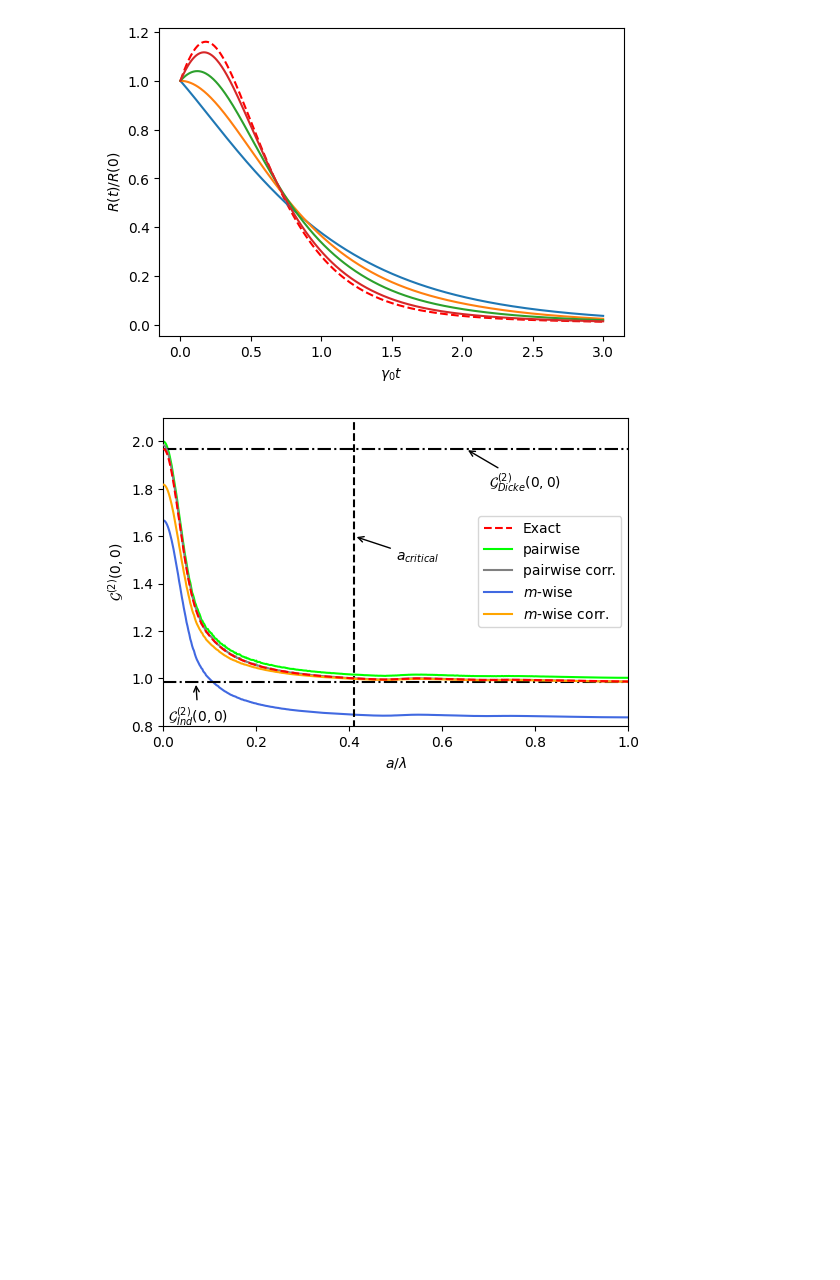
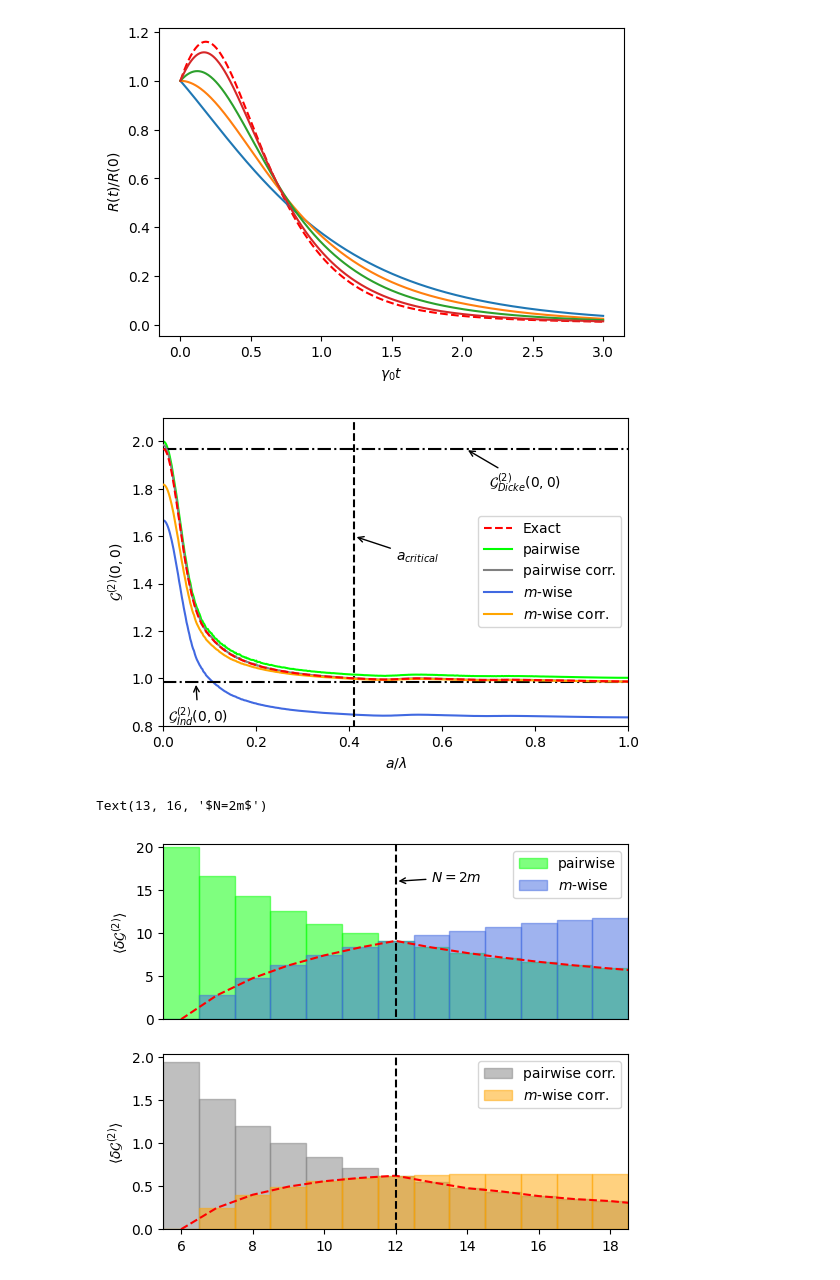
Before and after one commit to Daneyles1/PhD_Projects, a Jupyter notebook: Sampling Methods/Plotting_Visuals.ipynb, the cells around one changed output. Saved outputs shown, nothing was run; the diff lists cells and outputs as text; code cells hidden in the pictures; blank space fills up the shorter version.

```diff
--- a/Sampling Methods/Plotting_Visuals.ipynb
+++ b/Sampling Methods/Plotting_Visuals.ipynb
@@ -87,7 +123,7 @@ ax.set_ylabel('$R(t)/R(0)$')
 Text(0, 0.5, '$R(t)/R(0)$')
 [figure]
 # %%
-#Plot Comparison of Exact and approx methods Fig 5 from Sampling Methods Paper
+# (Fig 5) Plot Comparison of Exact and approx methods
 N = 8
 Dim = 2
 m = 6
@@ -112,11 +148,10 @@ MWise_a, MWise_g2 = map(list, zip(*Data))
 MWise_a, MWise_g2 = Read_Write_Class.Sort_Both_Lists(MWise_a, MWise_g2) # Sort both lists based on MWise_a values
 
 Samples_Pair = Sampling_Methods(SOCF, Approx.PAIR, N, Dim, 2, Num_Samples=S_2)
-Filename_m = Samples_Pair.Generate_Inverted_Array_Data(a_set)
-Data = Read_Write_Class.Read_From_File(Filename_m)
+Filename_Pair = Samples_Pair.Generate_Inverted_Array_Data(a_set)
+Data = Read_Write_Class.Read_From_File(Filename_Pair)
 Pair_a, Pair_g2 = map(list, zip(*Data))
-Pair_a, Pair_g2 = Read_Write_Class.Sort_Both_Lists(Pair_a, Pair_g2) # Sort both lists based on Pair_a values
-
+Pair_a, Pair_g2 = Read_Write_Class.Sort_Both_Lists(Pair_a, Pair_g2)
 
 
 Mwise_Offset = 1/m - 1/N**Dim
@@ -149,3 +184,74 @@ ax.legend()
 plt.show()
 # %% [output]
 [figure]
+# %%
+# (Fig 6) Plot showing the analyitcal condition N < 2m for inverted array  (with and without correction)
+
+Dim = 1
+m = 6
+N_Set = np.arange(m, 20)
+S_2 = 10000
+S_m = 5000
+
+a_set = np.round(np.linspace(0, 1, 501),10)
+
+fig, axes = plt.subplots(2, 1, figsize=(6, 5))
+
+
+Diff_Pair = []
+Diff_Pair_corr = []
+Diff_m = []
+Diff_m_corr = []
+for N in N_Set:
+    m_corr = 1/m - 1/N
+    pair_corr = 1/N
+
+    Samples_Exact = Sampling_Methods(SOCF, Approx.EXACT, N, Dim, Num_Samples=S_m)
+    Filename_Exact = Samples_Exact.Generate_Inverted_Array_Data(a_set)
+    Data = Read_Write_Class.Read_From_File(Filename_Exact)
+    Exact_a, Exact_g2 = map(list, zip(*Data))
+    Exact_a, Exact_g2 = Read_Write_Class.Sort_Both_Lists(Exact_a, Exact_g2)
+
+    Samples_MWise = Sampling_Methods(SOCF, Approx.MWISE, N, Dim, m, Num_Samples=S_m)
+    Filename_m = Samples_MWise.Generate_Inverted_Array_Data(a_set)
+    Data = Read_Write_Class.Read_From_File(Filename_m)
+    MWise_a, MWise_g2 = map(list, zip(*Data))
+    MWise_a, MWise_g2 = Read_Write_Class.Sort_Both_Lists(MWise_a, MWise_g2)
+
+    Samples_Pair = Sampling_Methods(SOCF, Approx.PAIR, N, Dim, 2, Num_Samples=S_2)
+    Filename_m = Samples_Pair.Generate_Inverted_Array_Data(a_set)
+    Data = Read_Write_Class.Read_From_File(Filename_m)
+    Pair_a, Pair_g2 = map(list, zip(*Data))
+    Pair_a, Pair_g2 = Read_Write_Class.Sort_Both_Lists(Pair_a, Pair_g2)
+
+    Diff_Pair.append(100 * np.mean(np.abs(np.array(Pair_g2) - np.array(Exact_g2)) / np.array(Exact_g2)))
+    Diff_Pair_corr.append(100 * np.mean(np.abs(np.array(Pair_g2) - pair_corr - np.array(Exact_g2)) / np.array(Exact_g2)))
+    Diff_m.append(100 * np.mean(np.abs(np.array(MWise_g2) - np.array(Exact_g2)) / np.array(Exact_g2)))
+    Diff_m_corr.append(100 * np.mean(np.abs(np.array(MWise_g2) + m_corr - np.array(Exact_g2)) / np.array(Exact_g2)))
+
+axes[0].bar(N_Set, Diff_Pair, width=1, alpha=0.5, facecolor=c_Gard, edgecolor=c_Gard, label="pairwise")
+axes[1].bar(N_Set, Diff_Pair_corr, width=1, alpha=0.5, facecolor=c_Gard_Corr, edgecolor=c_Gard_Corr, label="pairwise corr.")
+
+axes[0].bar(N_Set, Diff_m, width=1, alpha=0.5, facecolor=c_under, edgecolor=c_under, label="$m$-wise")
+axes[1].bar(N_Set, Diff_m_corr, width=1, alpha=0.5, facecolor=c_under_Corr, edgecolor=c_under_Corr, label='$m$-wise corr.')
+
+Min = np.minimum(Diff_m, Diff_Pair)
+axes[0].plot(N_Set, Min, c='red', linestyle='dashed')
+Min_Corr = np.minimum(Diff_m_corr, Diff_Pair_corr)
+axes[1].plot(N_Set, Min_Corr, c='red', linestyle='dashed')
+
+axes[0].set_xticks([])
+axes[1].set_xticks([i for i in N_Set if i%2 == 0])
+axes[0].set_ylim([0,20.3])
+axes[1].set_ylim([0,2.03])
+for i in range(2):
+    axes[i].set_xlim([min(N_Set)-0.5, max(N_Set)-0.5])
+    axes[i].plot([2*m, 2*m], [-1, 30], linestyle='dashed', c='black')
+    axes[i].set_ylabel("$\\langle \delta \mathcal{G}^{(2)} \\rangle$")
+    axes[i].legend()
+
+axes[0].annotate("$N=2m$", xy=(2*m, 16),  xytext=(2*m+1, 16),
+            arrowprops=dict(arrowstyle="->", color="black", lw=1), fontsize=10)
+# %% [output]
+Text(13, 16, '$N=2m$')
+[figure, added]
```
Also changed, not shown: parts of 5 cells of this notebook, 45 other files.
